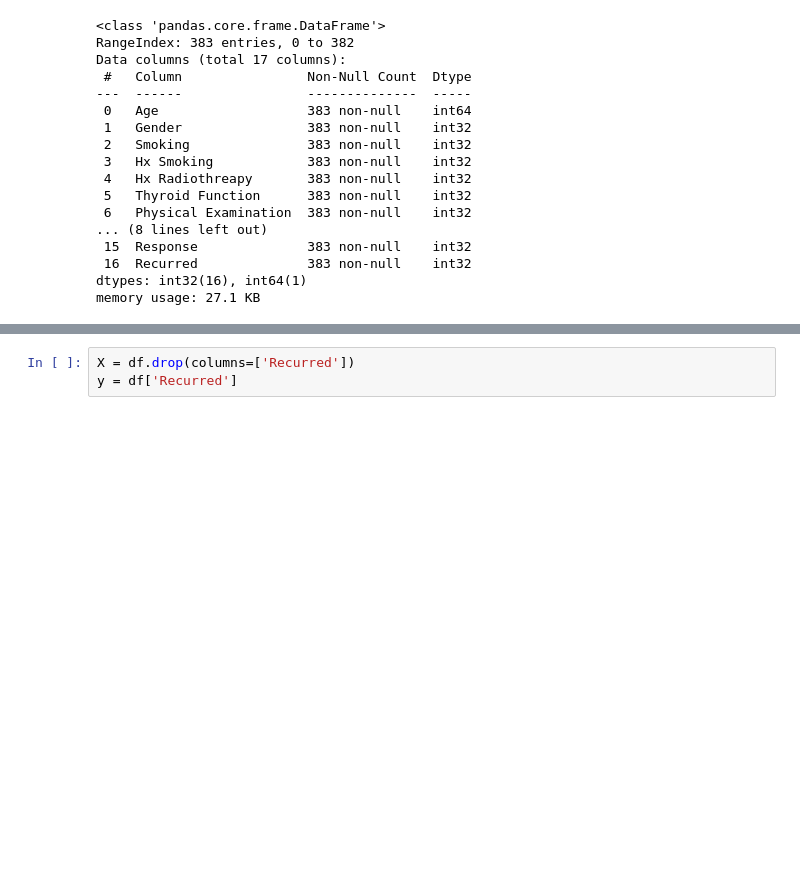
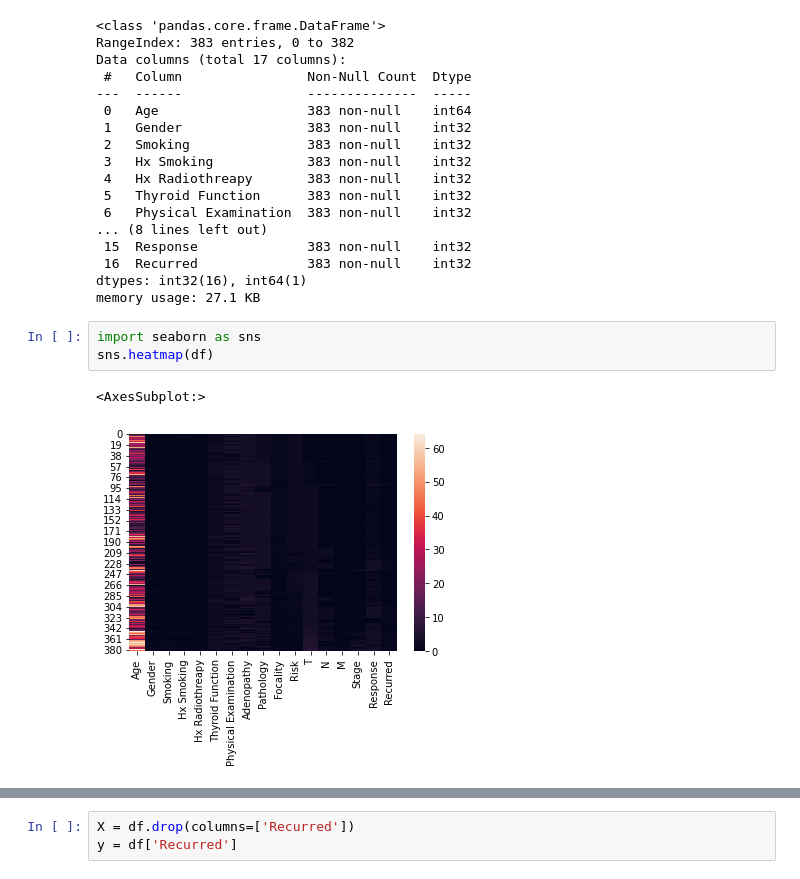
Before and after one commit to Narahari917/Medical_diagnosis, a Jupyter notebook: thyroid_reoccurance.ipynb, the cells around one changed output, grey strips where cells are left out. Drawn from its saved outputs; the diff is of its cells as text; blank space fills up the shorter version.

```diff
--- a/thyroid_reoccurance.ipynb
+++ b/thyroid_reoccurance.ipynb
@@ -133,3 +135,9 @@ Data columns (total 17 columns):
  16  Recurred              383 non-null    int32
 dtypes: int32(16), int64(1)
 memory usage: 27.1 KB
+# %%
+import seaborn as sns
+sns.heatmap(df)
+# %% [output]
+<AxesSubplot:>
+[figure, added]
```
Also changed, not shown: parts of 10 cells of this notebook.
